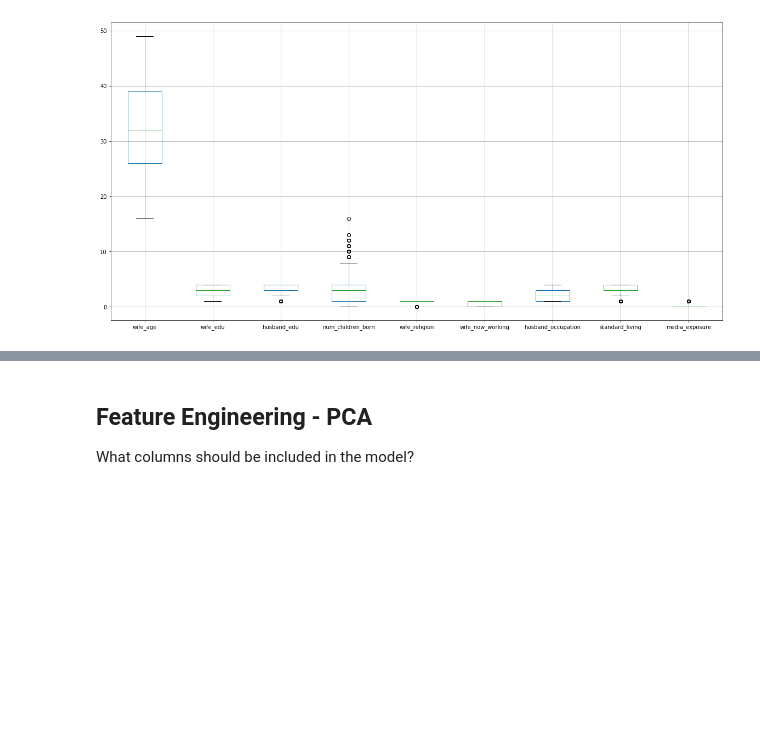
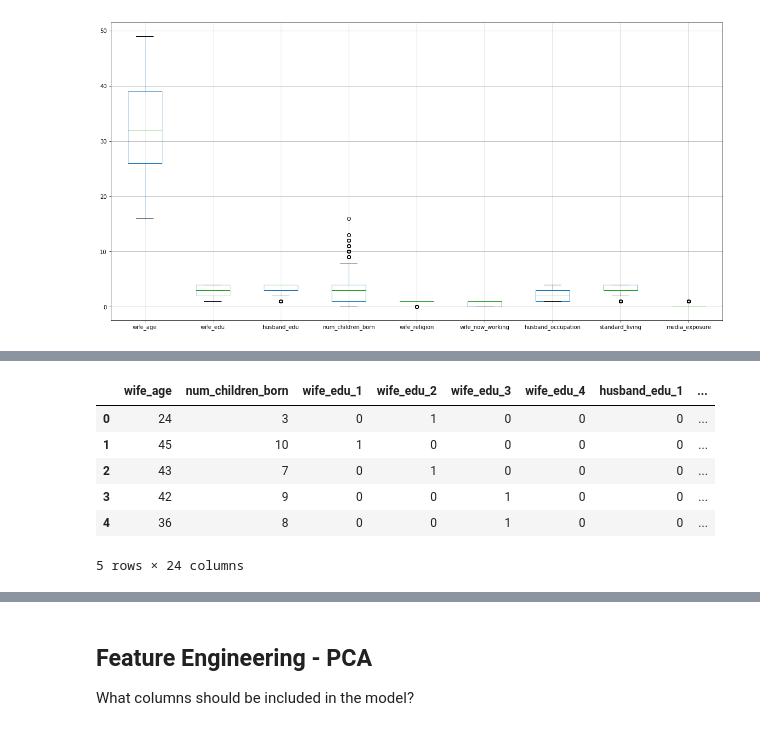
Before and after one commit to taramullin/ClassificationModel, a Jupyter notebook: Classification ML Model.ipynb, the cells around one changed output, grey strips where cells are left out. Drawn from its saved outputs; the diff is of its cells as text; code cells hidden in the pictures; blank space fills up the shorter version.

```diff
--- a/Classification ML Model.ipynb
+++ b/Classification ML Model.ipynb
@@ -158,0 +206,12 @@ features.boxplot(figsize = (20,10));
+# %%
+#one hot encoding
+X = pd.get_dummies(X)
+X.head()
+# %% [output]
+|  | wife_age | num_children_born | wife_edu_1 | wife_edu_2 | wife_edu_3 | wife_edu_4 | husband_edu_1 | ... |
+| 0 | 24 | 3 | 0 | 1 | 0 | 0 | 0 | ... |
+| 1 | 45 | 10 | 1 | 0 | 0 | 0 | 0 | ... |
+| 2 | 43 | 7 | 0 | 1 | 0 | 0 | 0 | ... |
+| 3 | 42 | 9 | 0 | 0 | 1 | 0 | 0 | ... |
+| 4 | 36 | 8 | 0 | 0 | 1 | 0 | 0 | ... |
+5 rows × 24 columns
```
Also changed, not shown: parts of 59 cells of this notebook.
